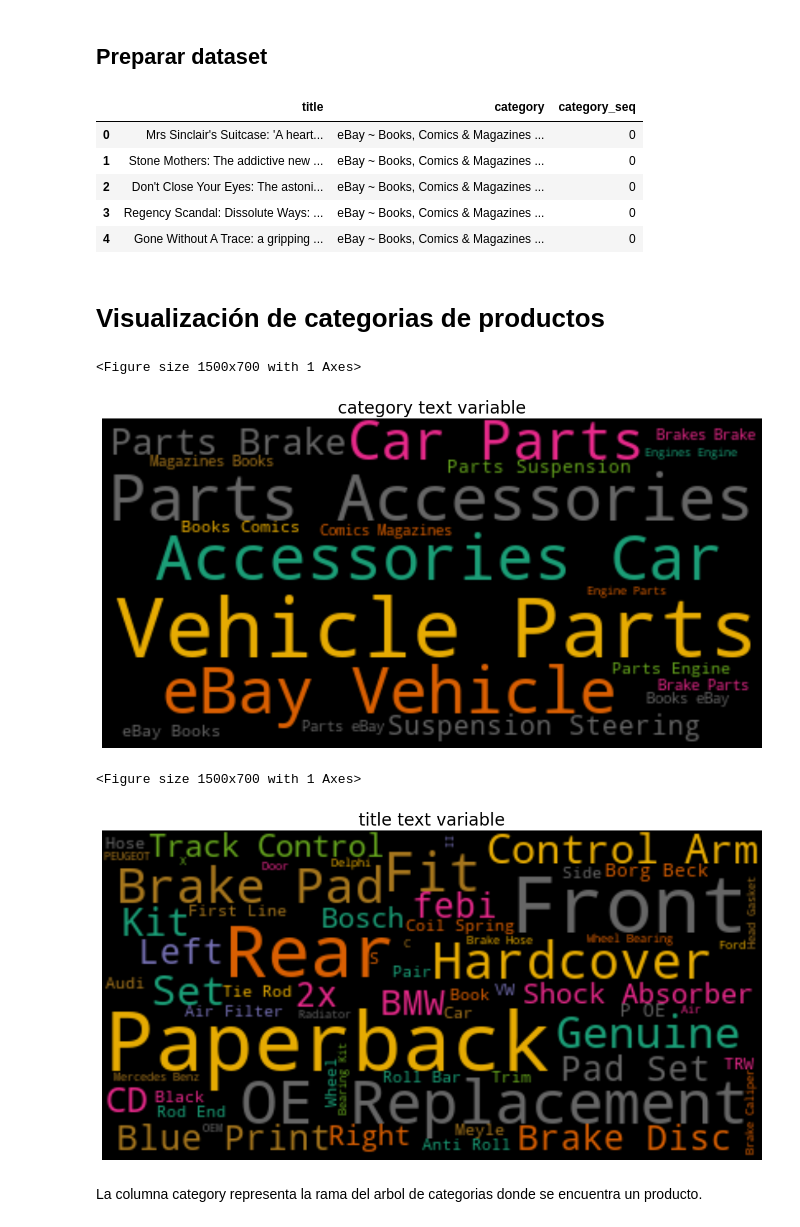
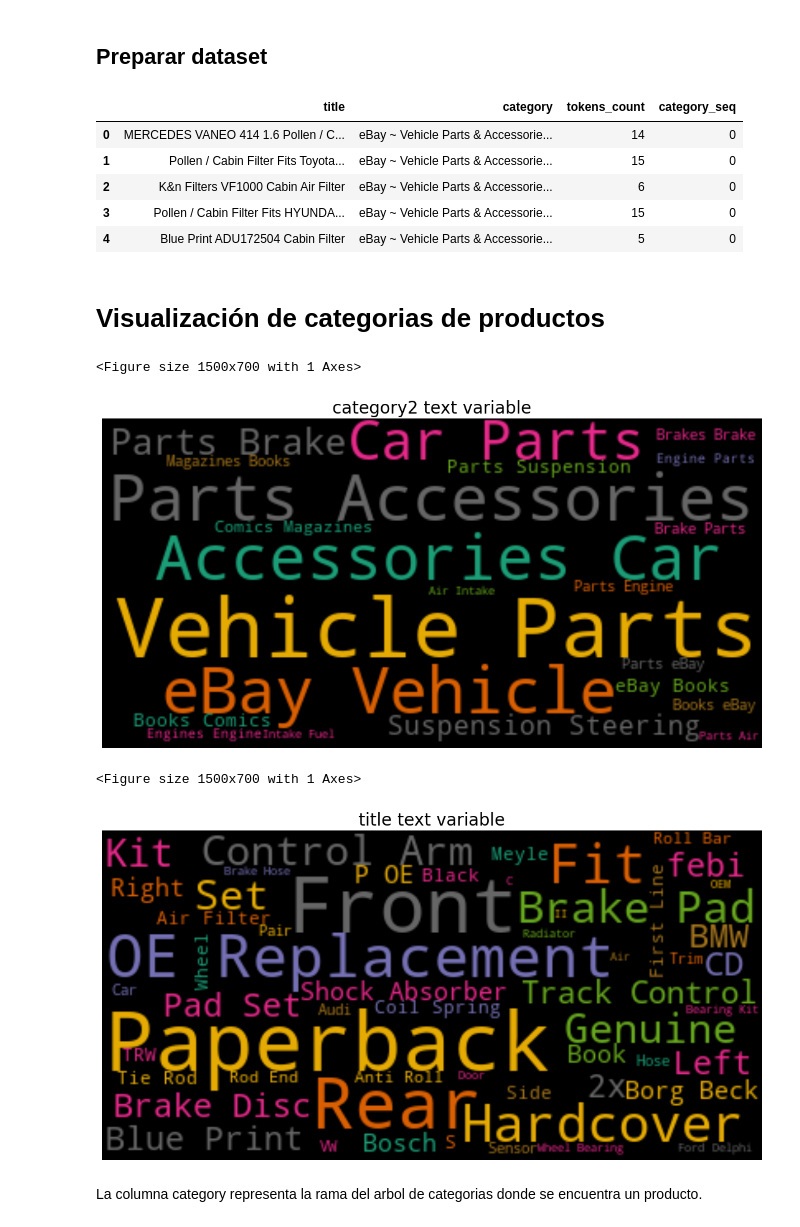
Before and after one commit to magistery-tps/text-mining, a Jupyter notebook: notebooks/ebay/2-eda.ipynb, the cells around one changed output. Drawn from its saved outputs; the diff is of its cells as text; code cells hidden in the pictures.

Commit message:
fix: ebay analisys

```diff
--- a/notebooks/ebay/2-eda.ipynb
+++ b/notebooks/ebay/2-eda.ipynb
@@ -105,32 +100,32 @@ def branches_to_data_frame(df, column, separator='~'):
 # %% [markdown]
 ## Preparar dataset
 # %%
-dataset = pd.read_csv(f'{DATASET_PATH}/ebay-all.csv')
+dataset = pd.read_csv(f'{DATASET_PATH}/all.csv')
 dataset.head()
 # %% [output]
-|  | title | category | category_seq |
-| 0 | Mrs Sinclair's Suitcase: 'A heart... | eBay ~ Books, Comics & Magazines ... | 0 |
-| 1 | Stone Mothers: The addictive new ... | eBay ~ Books, Comics & Magazines ... | 0 |
-| 2 | Don't Close Your Eyes: The astoni... | eBay ~ Books, Comics & Magazines ... | 0 |
-| 3 | Regency Scandal: Dissolute Ways: ... | eBay ~ Books, Comics & Magazines ... | 0 |
-| 4 | Gone Without A Trace: a gripping ... | eBay ~ Books, Comics & Magazines ... | 0 |
+|  | title | category | tokens_count | category_seq |
+| 0 | MERCEDES VANEO 414 1.6 Pollen / C... | eBay ~ Vehicle Parts & Accessorie... | 14 | 0 |
+| 1 | Pollen / Cabin Filter Fits Toyota... | eBay ~ Vehicle Parts & Accessorie... | 15 | 0 |
+| 2 | K&n Filters VF1000 Cabin Air Filter | eBay ~ Vehicle Parts & Accessorie... | 6 | 0 |
+| 3 | Pollen / Cabin Filter Fits HYUNDA... | eBay ~ Vehicle Parts & Accessorie... | 15 | 0 |
+| 4 | Blue Print ADU172504 Cabin Filter | eBay ~ Vehicle Parts & Accessorie... | 5 | 0 |
 # %% [markdown]
 # Visualización de categorias de productos
 # %%
 plt.figure(figsize=(15,7))
 
-dataset['category'] = dataset['category'].apply(lambda x: ' '.join(x.split('~')))
+dataset['category2'] = dataset['category'].apply(lambda x: ' '.join(x.split('~')))
 
-dt.describe_text_var(dataset, 'category')
+dt.describe_text_var(dataset, 'category2')
 # %% [output]
 <Figure size 1500x700 with 1 Axes>
-[figure, old version]
+[figure, new version]
 # %%
 plt.figure(figsize=(15,7))
 dt.describe_text_var(dataset, 'title')
 # %% [output]
 <Figure size 1500x700 with 1 Axes>
-[figure, old version]
+[figure, new version]
 # %% [markdown]
 La columna category representa la rama del arbol de categorias donde se encuentra un producto.
 # %%
```
Also changed, not shown: parts of 12 cells of this notebook, 10 other files.
